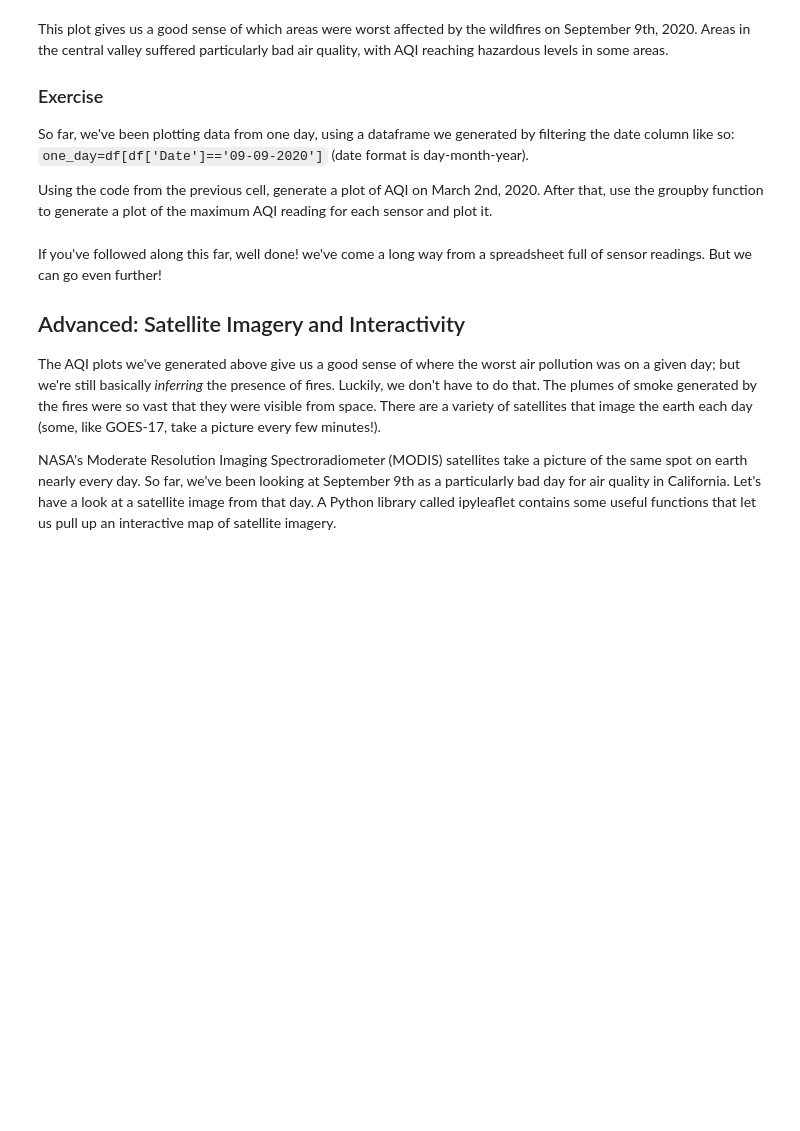
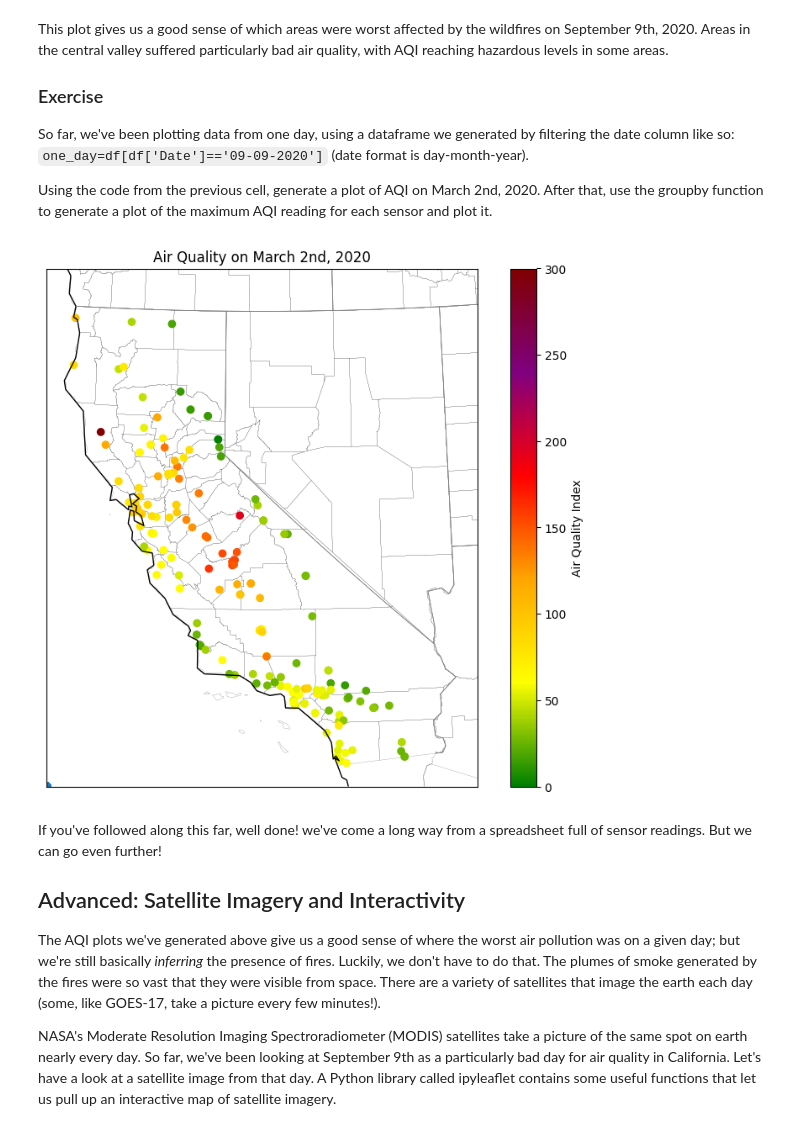
Before and after one commit to lawmianyi/QM2, a Jupyter notebook: notebooks/W03. Spatial Data.ipynb, the cells around one changed output. Saved outputs shown, nothing was run; the diff lists cells and outputs as text; code cells hidden in the pictures; blank space fills up the shorter version.

```diff
--- a/notebooks/W03. Spatial Data.ipynb
+++ b/notebooks/W03. Spatial Data.ipynb
@@ -372,6 +416,34 @@ This plot gives us a good sense of which areas were worst affected by the wildfi
 So far, we've been plotting data from one day, using a dataframe we generated by filtering the date column like so: `one_day=df[df['Date']=='09-09-2020']` (date format is day-month-year).
 
 Using the code from the previous cell, generate a plot of AQI on March 2nd, 2020. After that, use the groupby function to generate a plot of the maximum AQI reading for each sensor and plot it.
+# %%
+date_ = '02-03-2020'
+one_day_ =df[df['Date']==date]
+plt.scatter(
+    x=one_day_['longitude'],
+    y=one_day_['latitude'])
+
+map = Basemap(projection='lcc', resolution='l',
+              lat_0=37.5, lon_0=-119,
+              width=1E6, height=1.2E6)
+map.drawcoastlines(color='black')
+map.drawcounties(color='black')
+map.drawstates(color='grey')
+
+map.scatter(
+      one_day['longitude'],
+      one_day['latitude'],
+      latlon=True,
+      c=one_day['AQI'],
+      cmap=aqi_colors,
+      vmin=0,
+      vmax=300)
+
+
+plt.title('Air Quality on March 2nd, 2020')
+plt.colorbar(label='Air Quality Index');
+# %% [output]
+[figure, added]
 # %% [markdown]
 If you've followed along this far, well done! we've come a long way from a spreadsheet full of sensor readings. But we can go even further!
 
```
Also changed, not shown: parts of 15 cells of this notebook.
